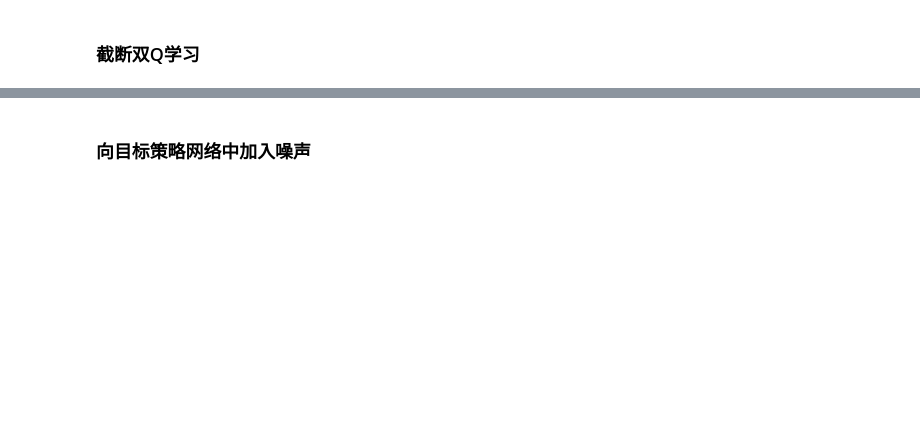
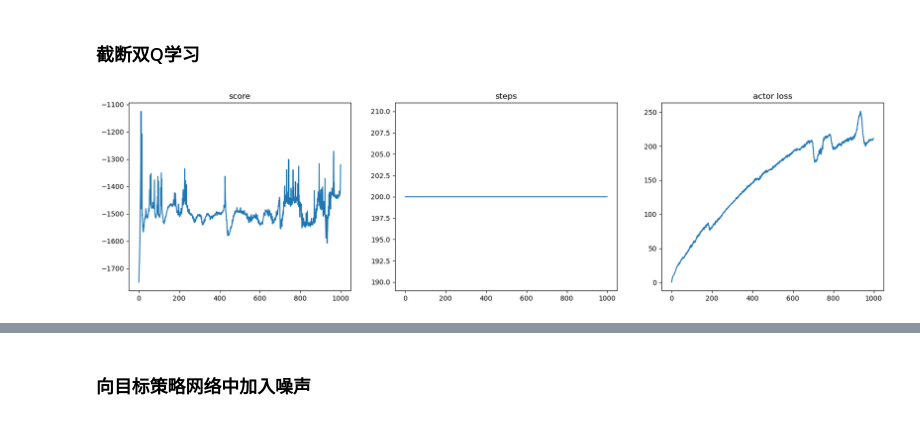
Before and after one commit to webbery/reinforce_learning, a Jupyter notebook: policy/06-TD3-Pendulum.ipynb, the cells around one changed output, grey strips where cells are left out. Cells and saved outputs as stored; diff of their text form; code cells hidden in the pictures; blank space fills up the shorter version.

```diff
--- a/policy/06-TD3-Pendulum.ipynb
+++ b/policy/06-TD3-Pendulum.ipynb
@@ -263,6 +257,17 @@ def generate_critics():
     critic_optimizer = optim.Adam(critic.parameters(), lr=0.0001)
     return critic, critic_target, critic_optimizer
 # %%
+actor = ActionNetwork(obs_dim, 1)
+actor_target = ActionNetwork(obs_dim, 1)
+actor_target.load_state_dict(actor.state_dict())
+actor_optimizer = optim.Adam(actor.parameters(), lr=0.0001)
+
+# critic = QValueNetwork(obs_dim, 1)
+# critic_target = QValueNetwork(obs_dim, 1)
+# critic_target.load_state_dict(critic.state_dict())
+# critic_optimizer = optim.Adam(critic.parameters(), lr=0.0001)
+
+buffer = ReplayBuffer(2000, obs_dim, 32)
 critic_1, critic_target_1, critic_optimizer_1 = generate_critics()
 critic_2, critic_target_2, critic_optimizer_2 = generate_critics()
 # %%
@@ -351,0 +370,16 @@ for i in tqdm(range(max_epoch)):
+# %%
+# 观察曲线
+plt.figure(figsize=(20, 5))
+plt.subplot(131)
+# plt.title('frame %s. score: %s' % (frame_idx, np.mean(scores[-10:])))
+plt.title('score')
+plt.plot(scores)
+plt.subplot(132)
+plt.title('steps')
+plt.plot(steps)
+plt.subplot(133)
+plt.title('actor loss')
+plt.plot(view_losses)
+plt.show()
+# %% [output]
+[figure, added]
```
Also changed, not shown: parts of 4 cells of this notebook.
